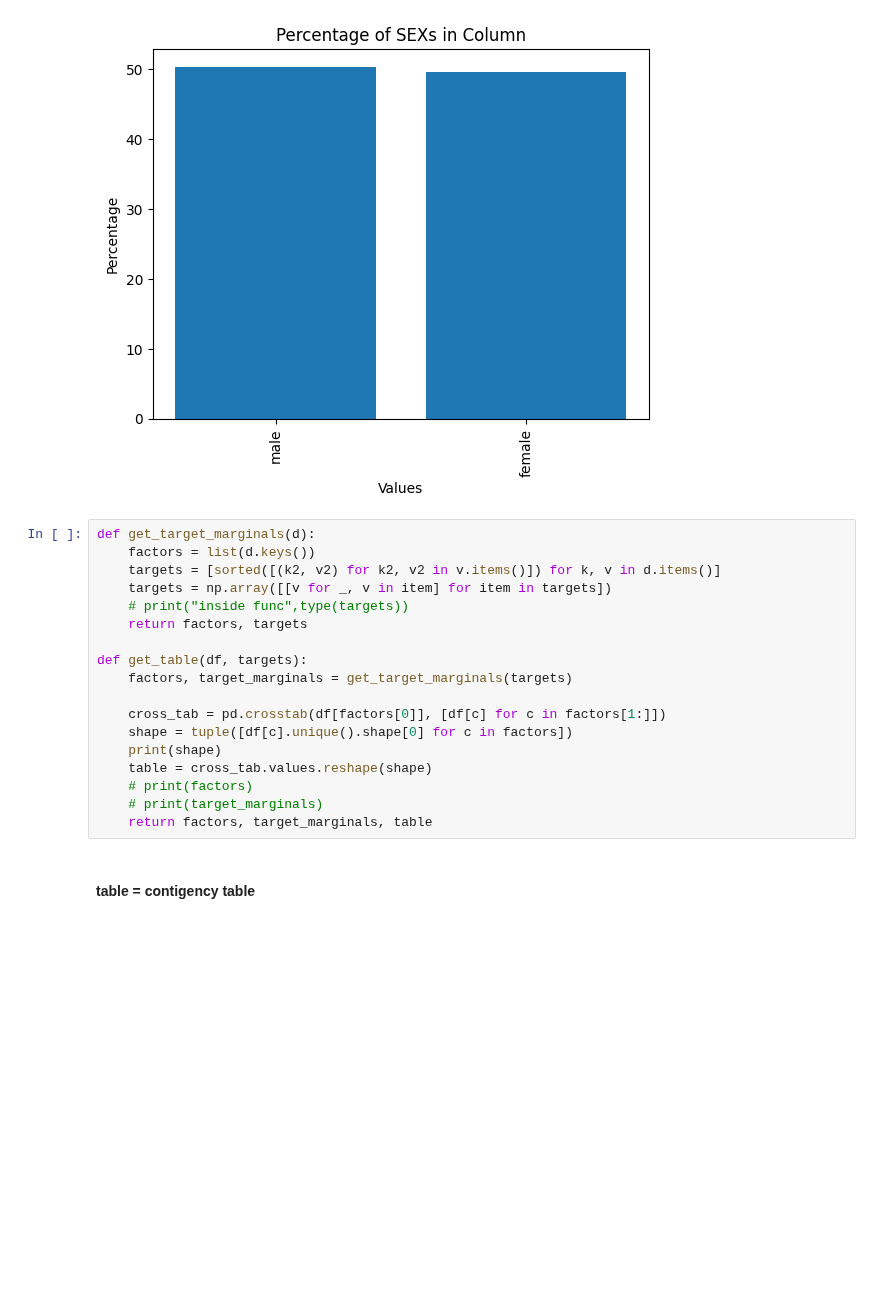
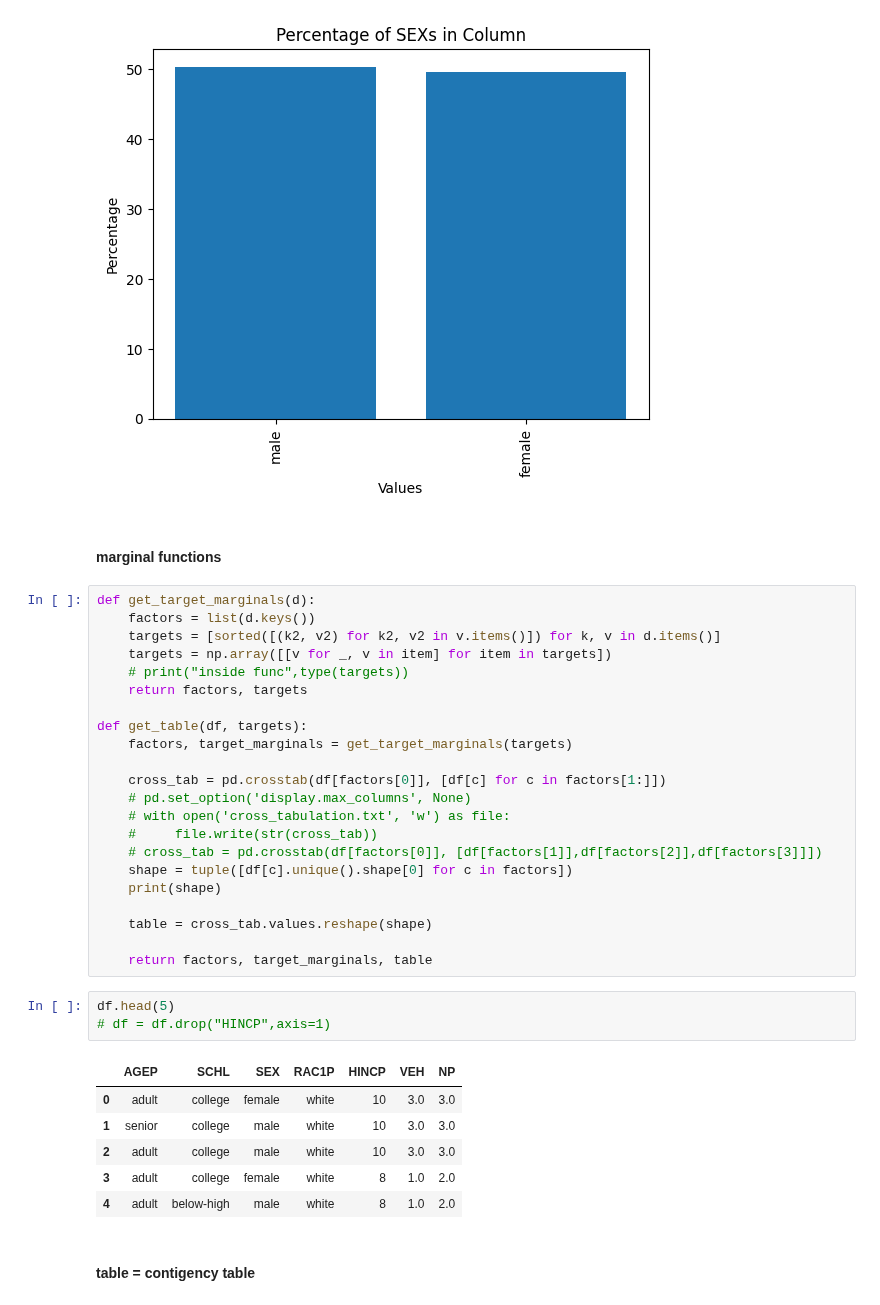
Before and after one commit to abuudarda/synthetic-population-simulation, a Jupyter notebook: IPF_IPU_sampling/IPF_IPU_SAMPLING.ipynb, the cells around one changed output. Saved outputs shown, nothing was run; the diff lists cells and outputs as text; blank space fills up the shorter version.

```diff
--- a/IPF_IPU_sampling/IPF_IPU_SAMPLING.ipynb
+++ b/IPF_IPU_sampling/IPF_IPU_SAMPLING.ipynb
@@ -175,6 +185,8 @@ Name: SEX, dtype: float64
 plot_percentage('SEX')
 # %% [output]
 [figure]
+# %% [markdown]
+#### marginal functions
 # %%
 def get_target_marginals(d):
     factors = list(d.keys())
@@ -187,11 +199,25 @@ def get_table(df, targets):
     factors, target_marginals = get_target_marginals(targets)
 
     cross_tab = pd.crosstab(df[factors[0]], [df[c] for c in factors[1:]])
+    # pd.set_option('display.max_columns', None)
+    # with open('cross_tabulation.txt', 'w') as file:
+    #     file.write(str(cross_tab))
+    # cross_tab = pd.crosstab(df[factors[0]], [df[factors[1]],df[factors[2]],df[factors[3]]])
     shape = tuple([df[c].unique().shape[0] for c in factors])
     print(shape)
+
     table = cross_tab.values.reshape(shape)
-    # print(factors)
-    # print(target_marginals)
+
     return factors, target_marginals, table
+# %%
+df.head(5)
+# df = df.drop("HINCP",axis=1)
+# %% [output]
+|  | AGEP | SCHL | SEX | RAC1P | HINCP | VEH | NP |
+| 0 | adult | college | female | white | 10 | 3.0 | 3.0 |
+| 1 | senior | college | male | white | 10 | 3.0 | 3.0 |
+| 2 | adult | college | male | white | 10 | 3.0 | 3.0 |
+| 3 | adult | college | female | white | 8 | 1.0 | 2.0 |
+| 4 | adult | below-high | male | white | 8 | 1.0 | 2.0 |
 # %% [markdown]
 #### table = contigency table
```
Also changed, not shown: parts of 30 cells of this notebook, 11 other files.
